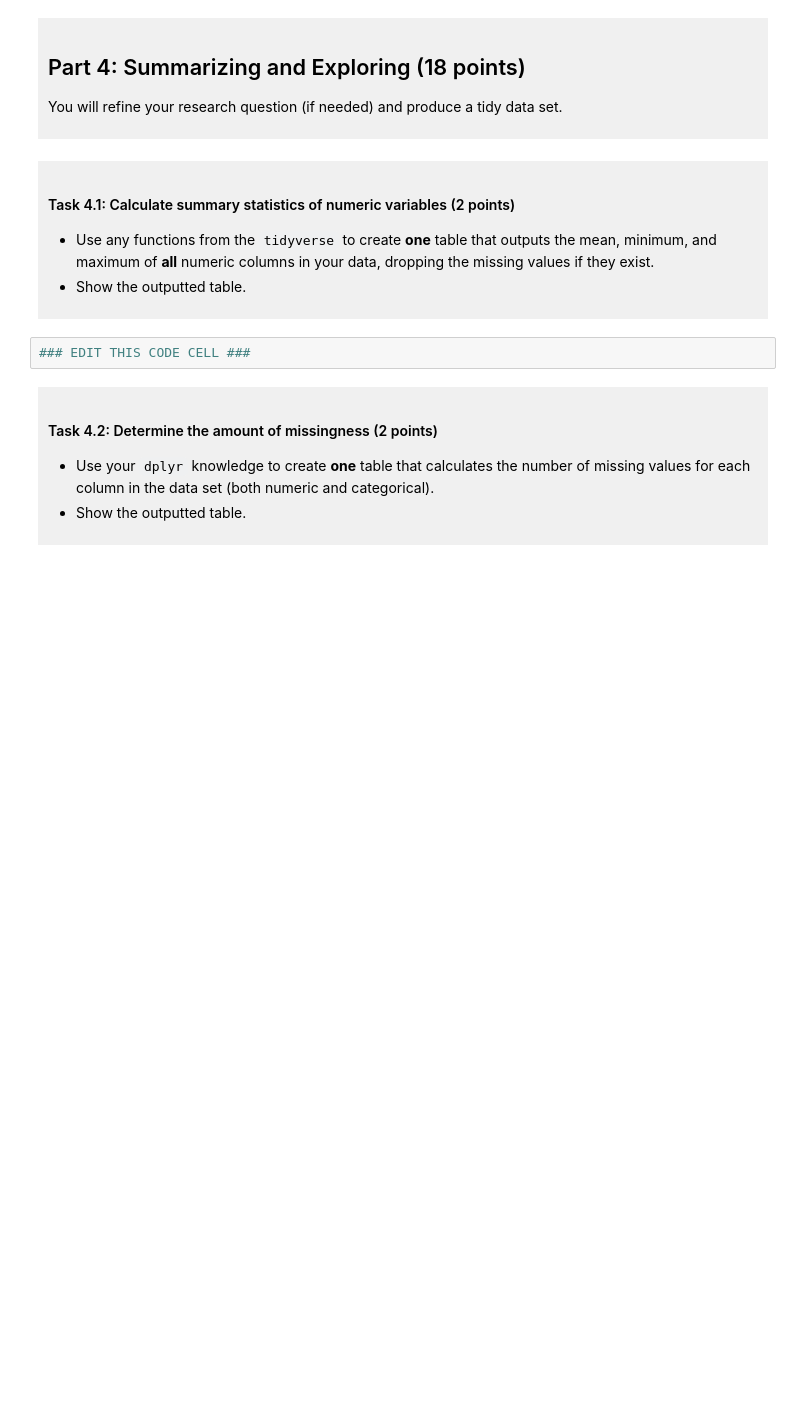
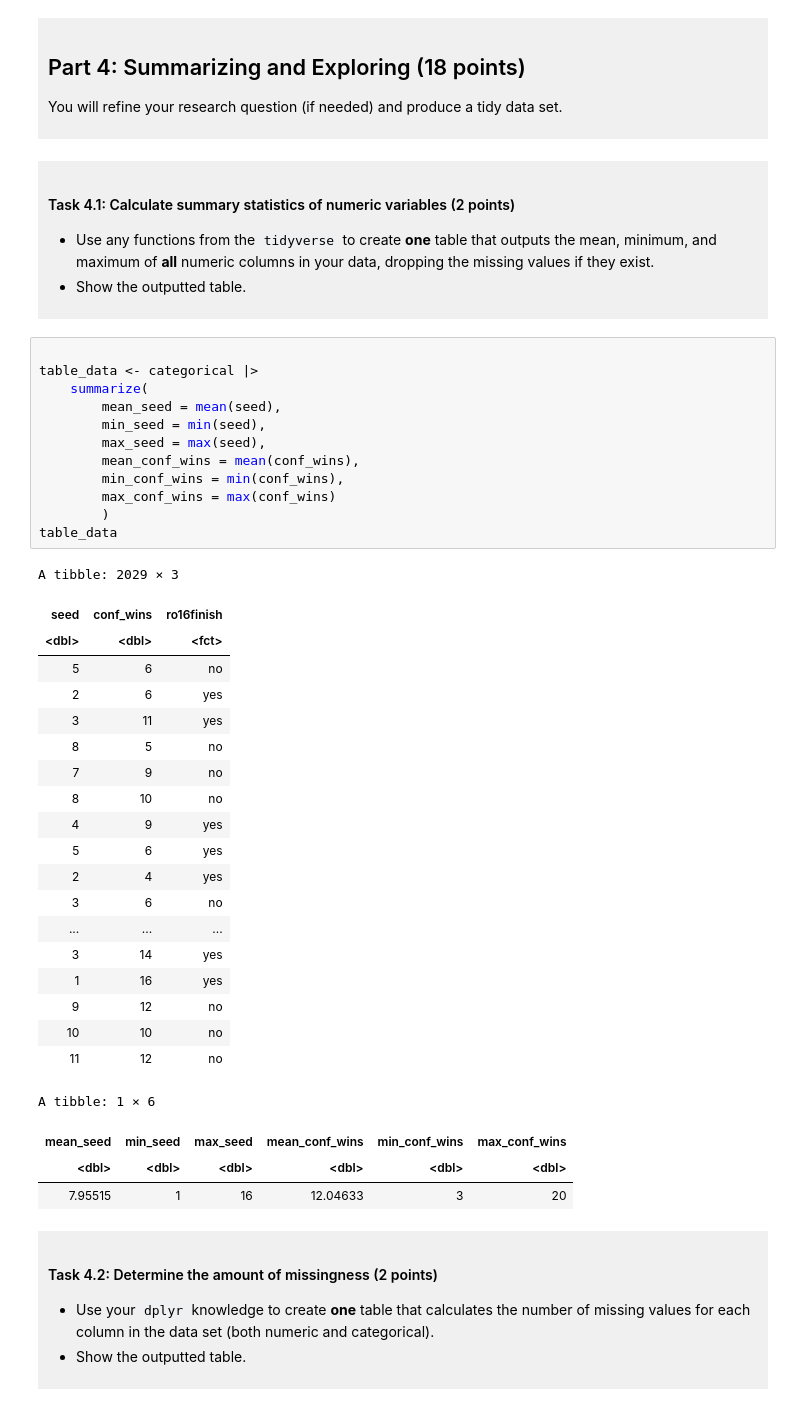
Before and after one commit to maxwellchen16-dotcom/dsci-100-project-maxwell-chen, a Jupyter notebook: dsci-100-project-notebook.ipynb, the cells around one changed output. Drawn from its saved outputs; the diff is of its cells as text; blank space fills up the shorter version.

```diff
--- a/dsci-100-project-notebook.ipynb
+++ b/dsci-100-project-notebook.ipynb
@@ -217,8 +281,42 @@ You will refine your research question (if needed) and produce a tidy data set.
 - Show the outputted table.
 
 </div>
-# %%
-### EDIT THIS CODE CELL ###
+# %%
+
+table_data <- categorical |>
+    summarize(
+        mean_seed = mean(seed),
+        min_seed = min(seed),
+        max_seed = max(seed),
+        mean_conf_wins = mean(conf_wins),
+        min_conf_wins = min(conf_wins),
+        max_conf_wins = max(conf_wins)
+        )
+table_data
+# %% [output]
+A tibble: 2029 × 3
+| seed | conf_wins | ro16finish |
+| <dbl> | <dbl> | <fct> |
+| 5 | 6 | no |
+| 2 | 6 | yes |
+| 3 | 11 | yes |
+| 8 | 5 | no |
+| 7 | 9 | no |
+| 8 | 10 | no |
+| 4 | 9 | yes |
+| 5 | 6 | yes |
+| 2 | 4 | yes |
+| 3 | 6 | no |
+| ... | ... | ... |
+| 3 | 14 | yes |
+| 1 | 16 | yes |
+| 9 | 12 | no |
+| 10 | 10 | no |
+| 11 | 12 | no |
+A tibble: 1 × 6
+| mean_seed | min_seed | max_seed | mean_conf_wins | min_conf_wins | max_conf_wins |
+| <dbl> | <dbl> | <dbl> | <dbl> | <dbl> | <dbl> |
+| 7.95515 | 1 | 16 | 12.04633 | 3 | 20 |
 # %% [markdown]
 <div style="background-color: #f0f0f0; padding: 10px;">
 
```
Also changed, not shown: parts of 5 cells of this notebook.
